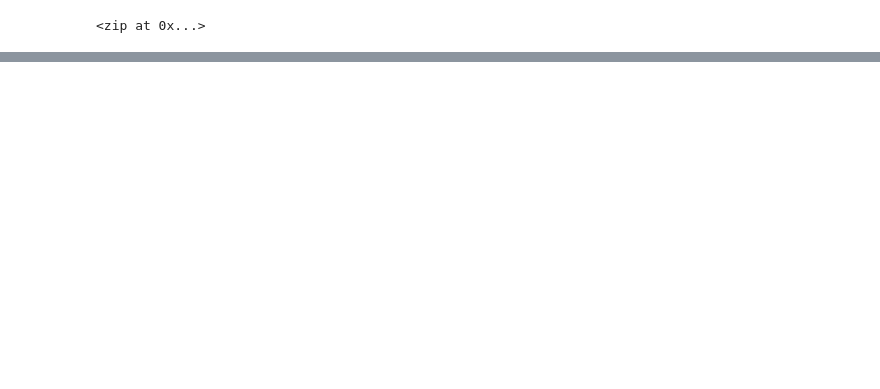
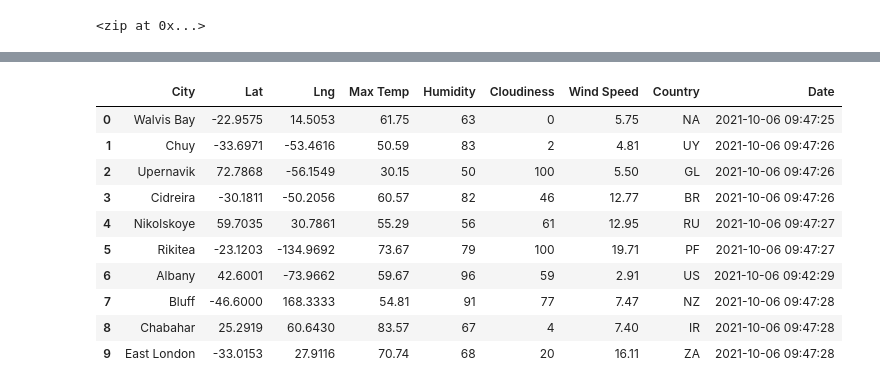
Before and after one commit to SheriZig/World_Weather_Analysis, a Jupyter notebook: WeatherPy.ipynb, the cells around one changed output, grey strips where cells are left out. Drawn from its saved outputs; the diff is of its cells as text; code cells hidden in the pictures; blank space fills up the shorter version.

```diff
--- a/WeatherPy.ipynb
+++ b/WeatherPy.ipynb
@@ -37,0 +131,17 @@ from config import weather_api_key
+# %%
+
+# Convert the array of dictionaries to a Pandas DataFrame.
+city_data_df = pd.DataFrame(city_data)
+city_data_df.head(10)
+# %% [output]
+|  | City | Lat | Lng | Max Temp | Humidity | Cloudiness | Wind Speed | Country | Date |
+| 0 | Walvis Bay | -22.9575 | 14.5053 | 61.75 | 63 | 0 | 5.75 | NA | 2021-10-06 09:47:25 |
+| 1 | Chuy | -33.6971 | -53.4616 | 50.59 | 83 | 2 | 4.81 | UY | 2021-10-06 09:47:26 |
+| 2 | Upernavik | 72.7868 | -56.1549 | 30.15 | 50 | 100 | 5.50 | GL | 2021-10-06 09:47:26 |
+| 3 | Cidreira | -30.1811 | -50.2056 | 60.57 | 82 | 46 | 12.77 | BR | 2021-10-06 09:47:26 |
+| 4 | Nikolskoye | 59.7035 | 30.7861 | 55.29 | 56 | 61 | 12.95 | RU | 2021-10-06 09:47:27 |
+| 5 | Rikitea | -23.1203 | -134.9692 | 73.67 | 79 | 100 | 19.71 | PF | 2021-10-06 09:47:27 |
+| 6 | Albany | 42.6001 | -73.9662 | 59.67 | 96 | 59 | 2.91 | US | 2021-10-06 09:42:29 |
+| 7 | Bluff | -46.6000 | 168.3333 | 54.81 | 91 | 77 | 7.47 | NZ | 2021-10-06 09:47:28 |
+| 8 | Chabahar | 25.2919 | 60.6430 | 83.57 | 67 | 4 | 7.40 | IR | 2021-10-06 09:47:28 |
+| 9 | East London | -33.0153 | 27.9116 | 70.74 | 68 | 20 | 16.11 | ZA | 2021-10-06 09:47:28 |
```
Also changed, not shown: parts of 7 cells of this notebook, 3 other files.
